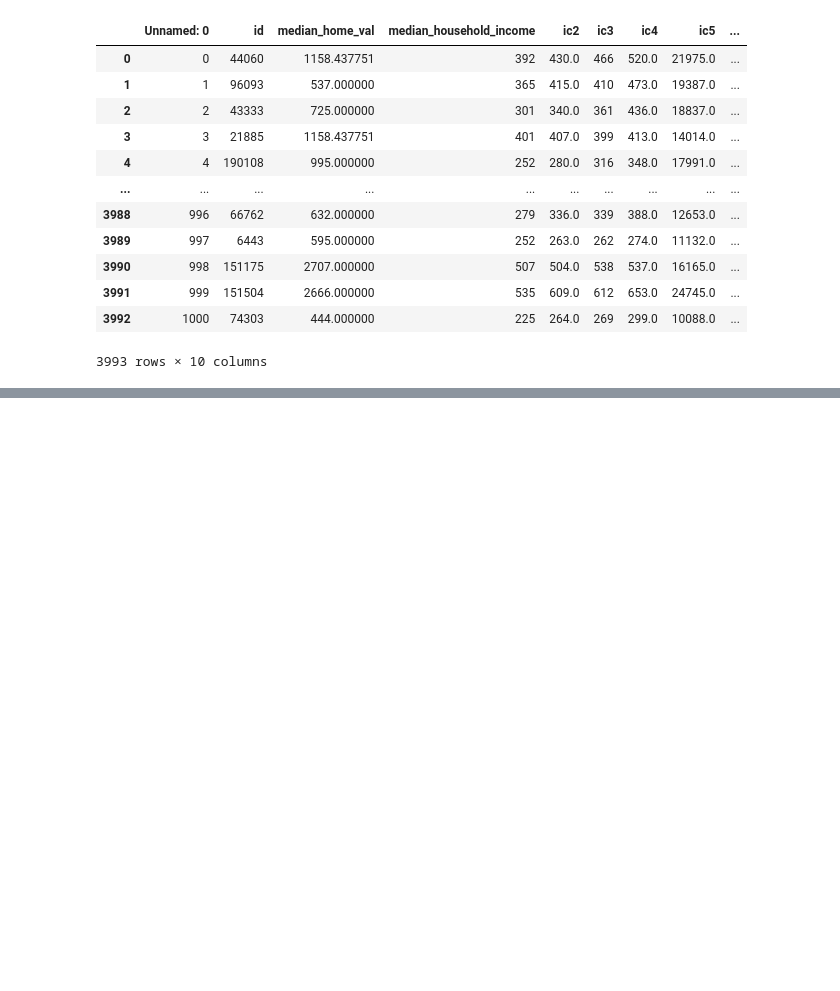
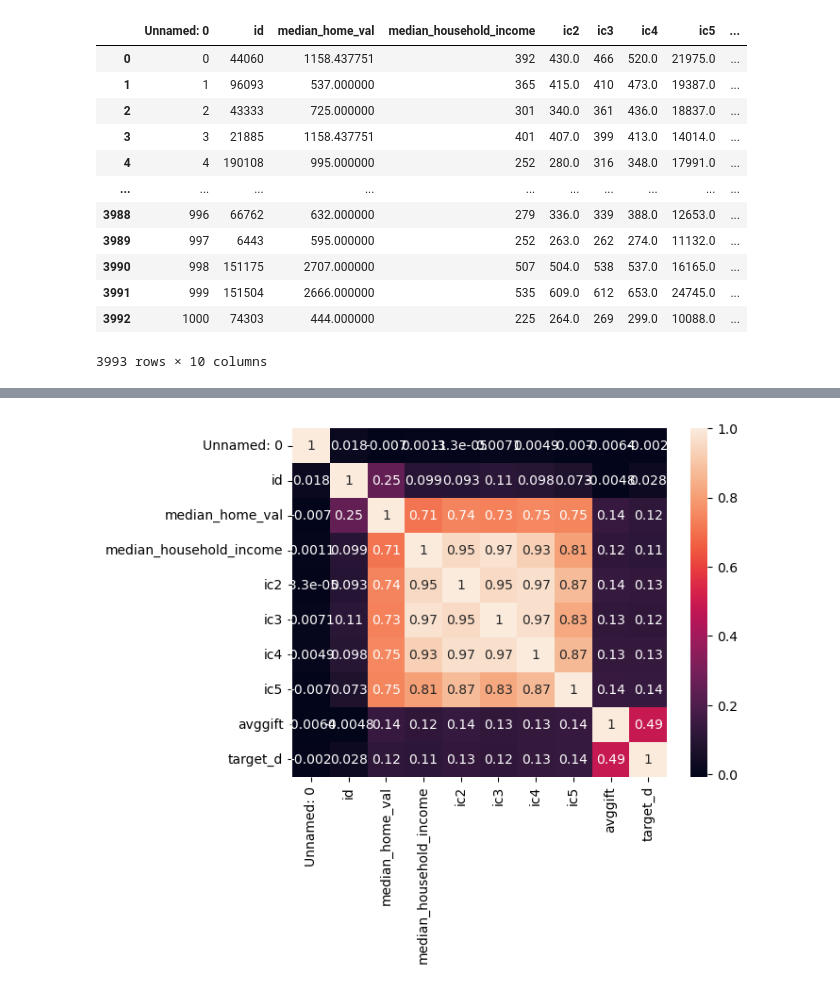
Before and after one commit to Blitu82/data_1.05_activities, a Jupyter notebook: files_for_activities/csv_files/data_1.05_activities_Pablo.ipynb, the cells around one changed output, grey strips where cells are left out. Drawn from its saved outputs; the diff is of its cells as text; code cells hidden in the pictures; blank space fills up the shorter version.

Commit message:
added Activity 3

```diff
--- a/files_for_activities/csv_files/data_1.05_activities_Pablo.ipynb
+++ b/files_for_activities/csv_files/data_1.05_activities_Pablo.ipynb
@@ -128,0 +131,5 @@ dtype: float64
+# %%
+#ACTIVITY 3
+#1. Load data from the merged_clean_ver2.csv file.
+df_2 = pd.read_csv('merged_clean_ver2.csv')
+df_2
@@ -128,0 +150,6 @@ dtype: float64
+# %%
+#2. Plot Pearson Correlation Heatmap.
+sns.heatmap(df_2.corr(method='pearson'), annot=True)
+plt.show()
+# %% [output]
+[figure, added]
```
Also changed, not shown: parts of 12 cells of this notebook.
